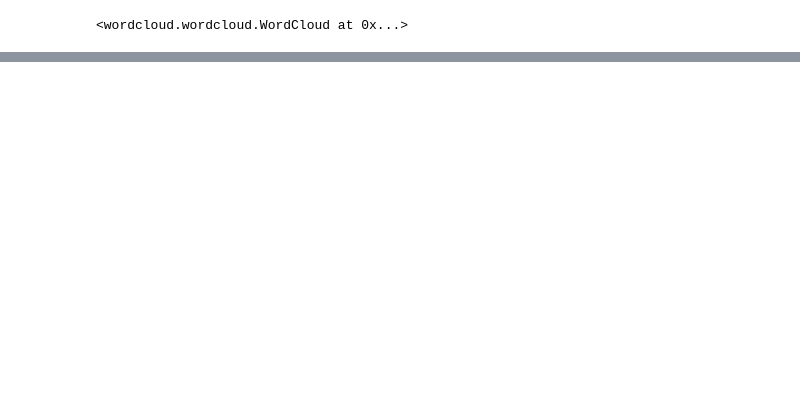
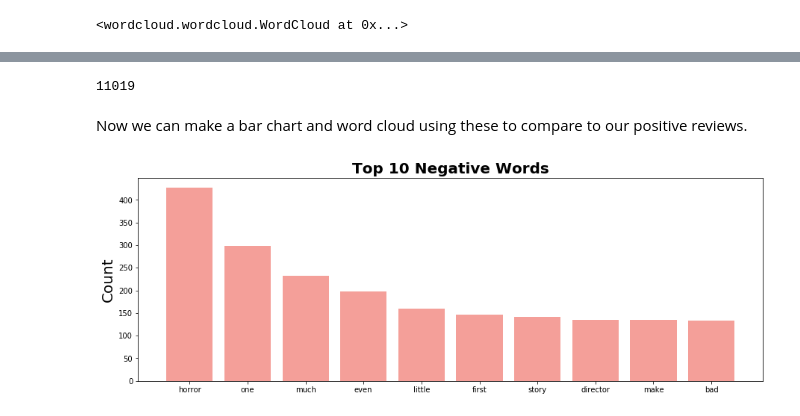
Before and after one commit to carlosiruiz/Movie_Review_Classifier, a Jupyter notebook: Notebooks_and_Code/Cleaning_and_EDA.ipynb, the cells around one changed output, grey strips where cells are left out. Saved outputs shown, nothing was run; the diff lists cells and outputs as text; code cells hidden in the pictures; blank space fills up the shorter version.

Commit message:
pos/neg visualizations

```diff
--- a/Notebooks_and_Code/Cleaning_and_EDA.ipynb
+++ b/Notebooks_and_Code/Cleaning_and_EDA.ipynb
@@ -203,0 +208,4 @@ df.to_pickle("../Data/classify_reviews.pkl")
+# %%
+df_neg = df[df['Score'] == 0].copy()
+df_neg.reset_index(drop=True, inplace=True)
+df_neg.head()
@@ -203,0 +221,5 @@ df.to_pickle("../Data/classify_reviews.pkl")
+# %%
+processed_df_neg = df_neg.copy()
+processed_df_neg['Review'] = processed_df_neg['Review'].apply(process_review)
+freqdist = FreqDist(sum(processed_df_neg['Review'], []))
+freqdist.most_common(50)
@@ -203,0 +244,22 @@ df.to_pickle("../Data/classify_reviews.pkl")
+# %%
+len(freqdist)
+# %% [output]
+11019
+# %% [markdown]
+Now we can make a bar chart and word cloud using these to compare to our positive reviews.
+# %%
+top_10 = freqdist.most_common(10)
+
+plt.figure(figsize=(15, 5))
+objects = [word[0] for word in top_10]
+counts = [word[1] for word in top_10]
+y_pos = np.arange(len(objects))
+
+plt.bar(y_pos, counts, align='center', alpha=0.5, color = "#eb4034")
+plt.xticks(y_pos, objects)
+plt.ylabel('Count', fontsize=20)
+plt.title('Top 10 Negative Words', fontweight='bold', fontsize=20)
+
+plt.savefig('../Images/top_10_neg.png')
+# %% [output]
+[figure, added]
```
Also changed, not shown: parts of 15 cells of this notebook, 8 other files.
